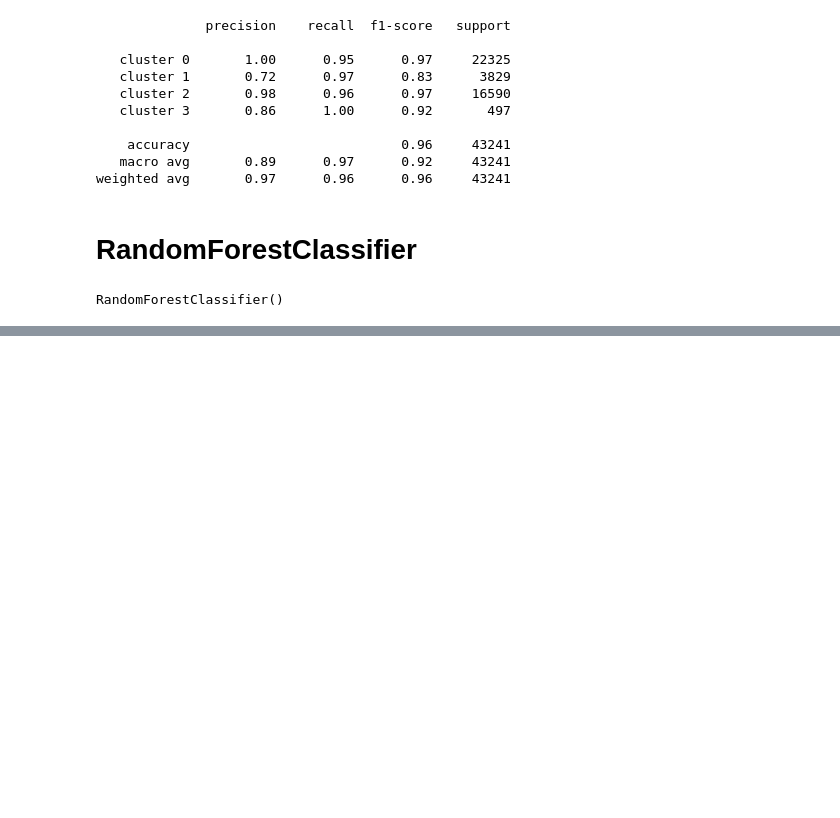
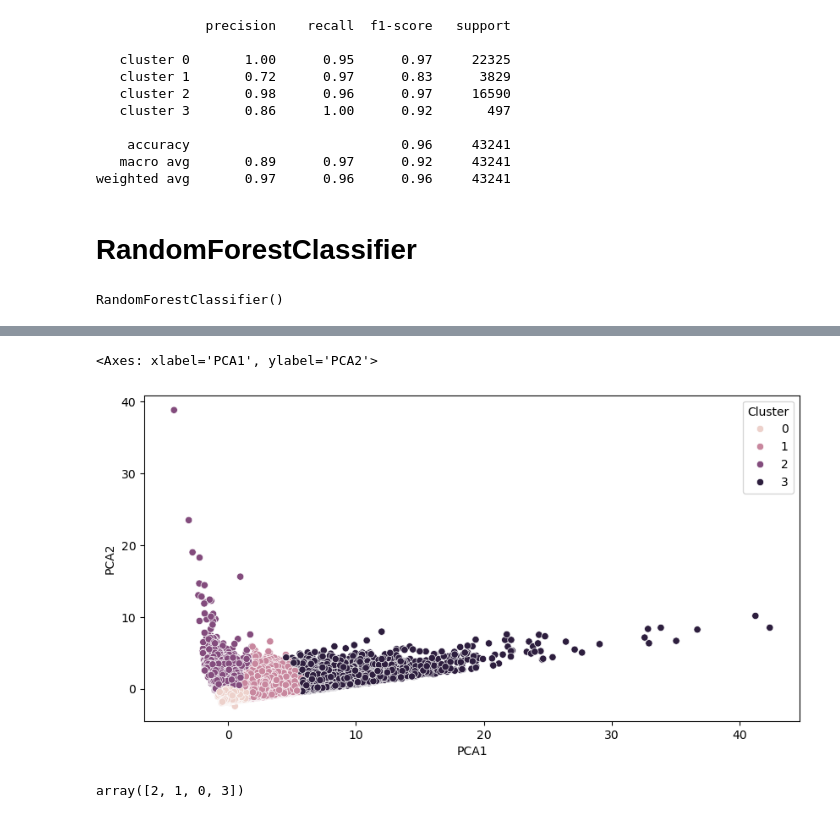
Before and after one commit to rodrigo-espino/ModelosFoliatti, a Jupyter notebook: notebooks/modelos_prediccion/classification_models.ipynb, the cells around one changed output, grey strips where cells are left out. Cells and saved outputs as stored; diff of their text form; code cells hidden in the pictures; blank space fills up the shorter version.

Commit message:
cluster analysis and models

```diff
--- a/notebooks/modelos_prediccion/classification_models.ipynb
+++ b/notebooks/modelos_prediccion/classification_models.ipynb
@@ -158,0 +159,19 @@ weighted avg       1.00      1.00      1.00     43241
+# %%
+from sklearn.decomposition import PCA
+pca = PCA(n_components=2)
+columns = ['AVG_BET_std',
+        'INITIAL_AMOUNT_std', 'GAMES_PLAYED_TOTAL_std',
+        'GAMES_WON_TOTAL_std', 'Rango_Edad_le']
+components = pca.fit_transform(df_data_general[columns])
+df_data_general['PCA1'] = components[:, 0]
+df_data_general['PCA2'] = components[:, 1]
+# %%
+plt.figure(figsize=(10,5))
+sns.scatterplot(df_data_general, x='PCA1', y='PCA2', hue='Cluster')
+# %% [output]
+<Axes: xlabel='PCA1', ylabel='PCA2'>
+[figure, added]
+# %%
+df_data_general['Cluster'].unique()
+# %% [output]
+array([2, 1, 0, 3])
```
Also changed, not shown: parts of 5 cells of this notebook, 2 other files.
